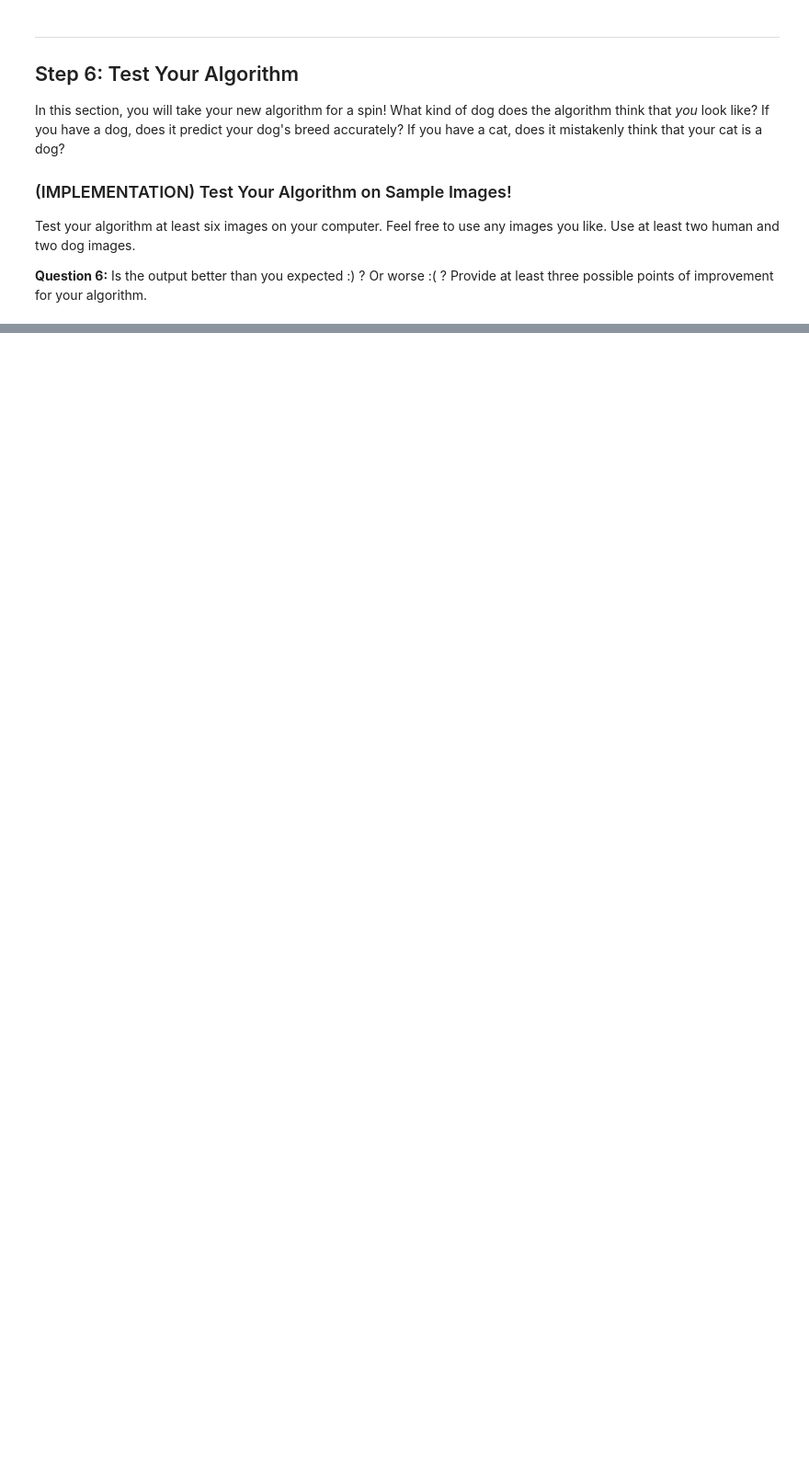
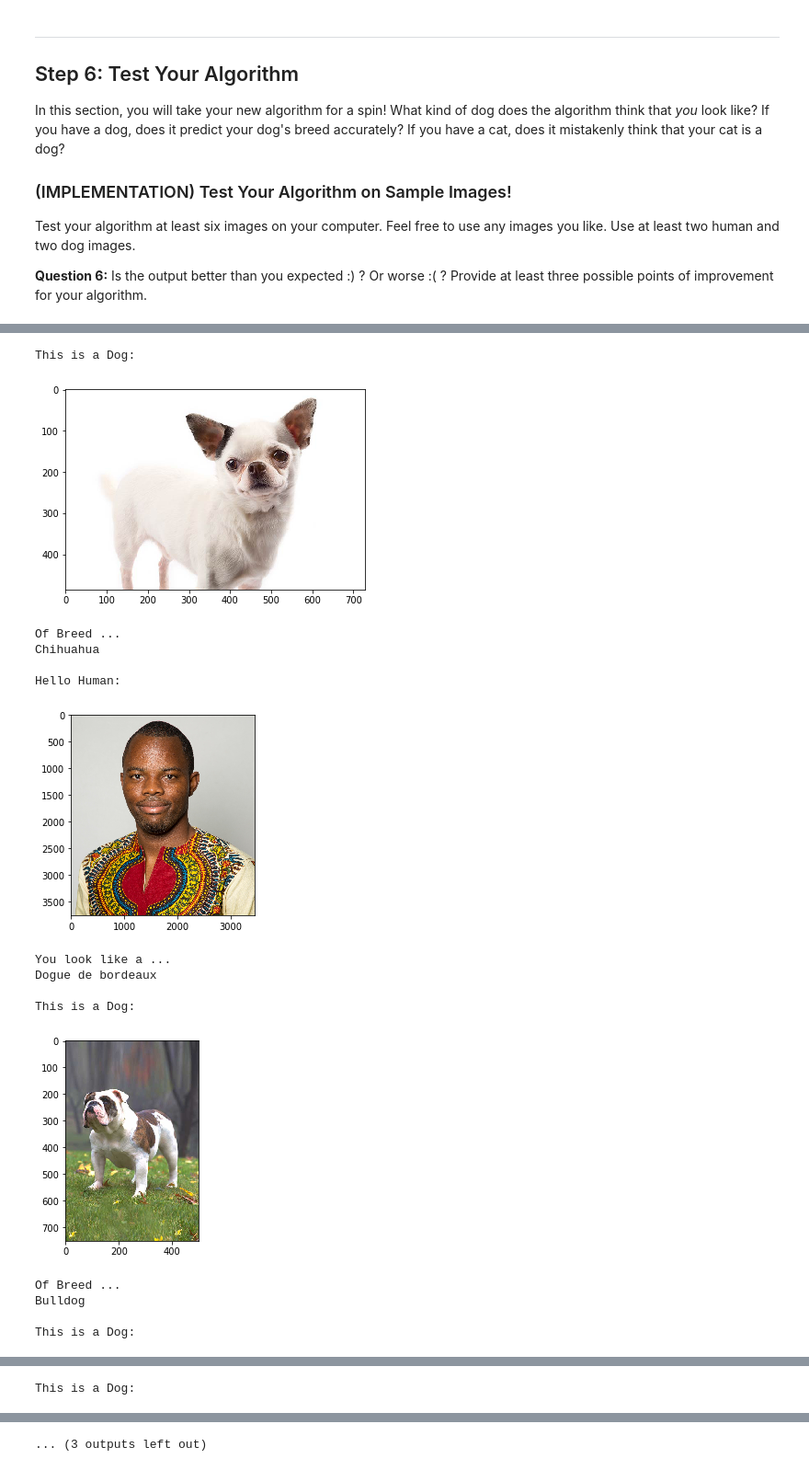
Before and after one commit to Kabongosalomon/CNN-Project-Dog-Breed-Classifier, a Jupyter notebook: dog_app.ipynb, the cells around one changed output, grey strips where cells are left out. Shown at 92% size. Saved outputs shown, nothing was run; the diff lists cells and outputs as text; code cells hidden in the pictures; blank space fills up the shorter version.

```diff
--- a/dog_app.ipynb
+++ b/dog_app.ipynb
@@ -590,0 +941,3 @@ for file in np.hstack((human_files[:3], dog_files[:3])):
+# %%
+# load filenames for human and dog images
+sample = np.array(glob("./images_test/*"))
@@ -590,0 +948,20 @@ for file in np.hstack((human_files[:3], dog_files[:3])):
+# %%
+for file in sample:
+    run_app(file)
+# %% [output]
+This is a Dog:
+[figure, added]
+Of Breed ...
+Chihuahua
+
+Hello Human:
+[figure, added]
+You look like a ...
+Dogue de bordeaux
+
+This is a Dog:
+[figure, added]
+Of Breed ...
+Bulldog
+
+This is a Dog:
@@ -590,0 +978 @@ for file in np.hstack((human_files[:3], dog_files[:3])):
+This is a Dog:
@@ -590,0 +980 @@ for file in np.hstack((human_files[:3], dog_files[:3])):
+... (3 outputs left out)
```
Also changed, not shown: parts of 44 cells of this notebook, 8 other files.
